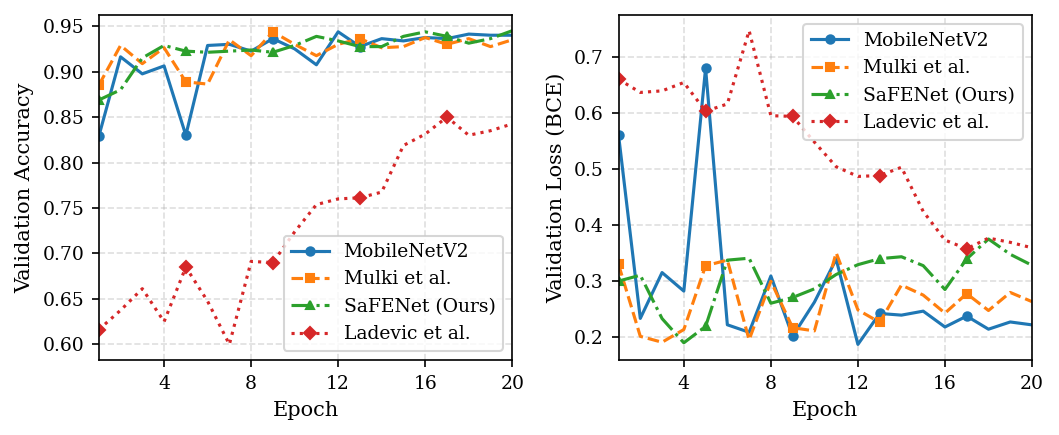
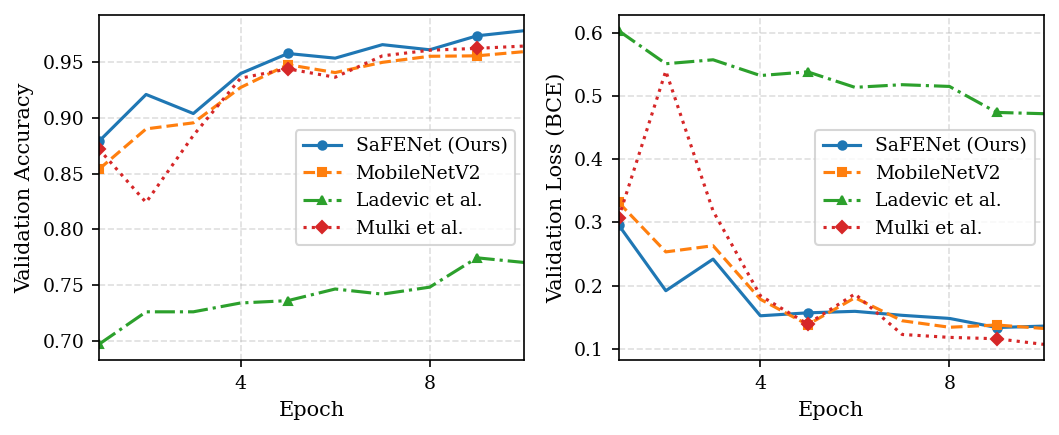
The notebook cell's code change between the first figure and the second:
--- before
+++ after
@@ -35,8 +35,9 @@
 
 to_plot = [
-    "20260424_182648",   # mobilenetv2
-    "20260424_185039",   # mulki
-    "20260424_180435",   # safenet
-    "20260424_193414",   # ladevic
+
+    "20260427_185228", # safenet on 3 gen
+    "20260427_191514",
+    "20260503_161637",
+    "20260503_164131"
 ]
 
@@ -46,5 +47,4 @@
     for id_ in to_plot
 }
-epochs = range(1, 21)
 
 # ── Paper figure: val accuracy + val loss side by side ────────────────────────
@@ -58,8 +58,8 @@
         m = all_metrics[id_]
         label = MODEL_LABELS.get(m['config']['model'], m['config']['model'])
-        ax.plot(epochs, m[metric_key], label=label, **style)
+        ax.plot(range(1, len(m[metric_key]) + 1), m[metric_key], label=label, **style)
     ax.set_xlabel('Epoch')
     ax.set_ylabel(ylabel)
-    ax.set_xlim(1, 20)
+    ax.set_xlim(1, 10)
     ax.xaxis.set_major_locator(mticker.MultipleLocator(4))
     ax.legend(loc='best')
@@ -85,8 +85,8 @@
         m = all_metrics[id_]
         label = MODEL_LABELS.get(m['config']['model'], m['config']['model'])
-        ax.plot(epochs, m[metric_key], label=label, **style)
+        ax.plot(range(1, len(m[metric_key]) + 1), m[metric_key], label=label, **style)
     ax.set_xlabel('Epoch')
     ax.set_ylabel(ylabel)
-    ax.set_xlim(1, 20)
+    ax.set_xlim(1, 10)
     ax.xaxis.set_major_locator(mticker.MultipleLocator(4))
     ax.legend(loc='best')

Commit: Refactor data handling and model architecture